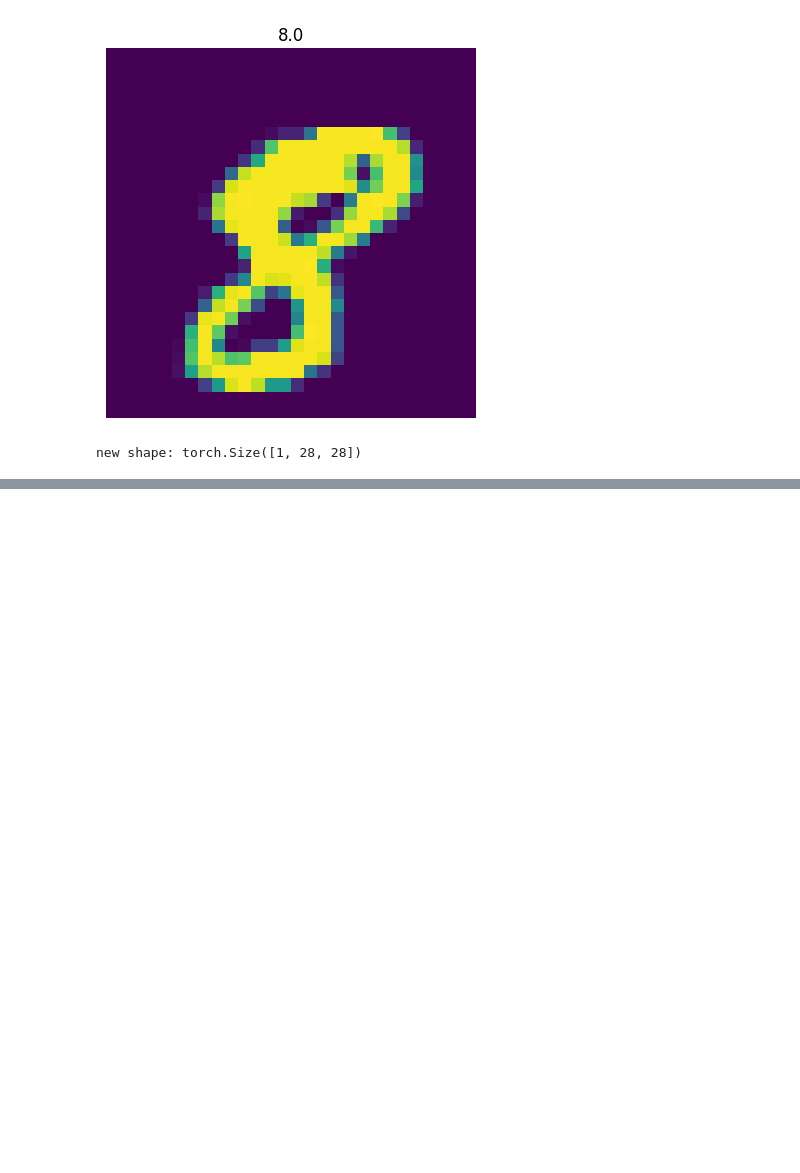
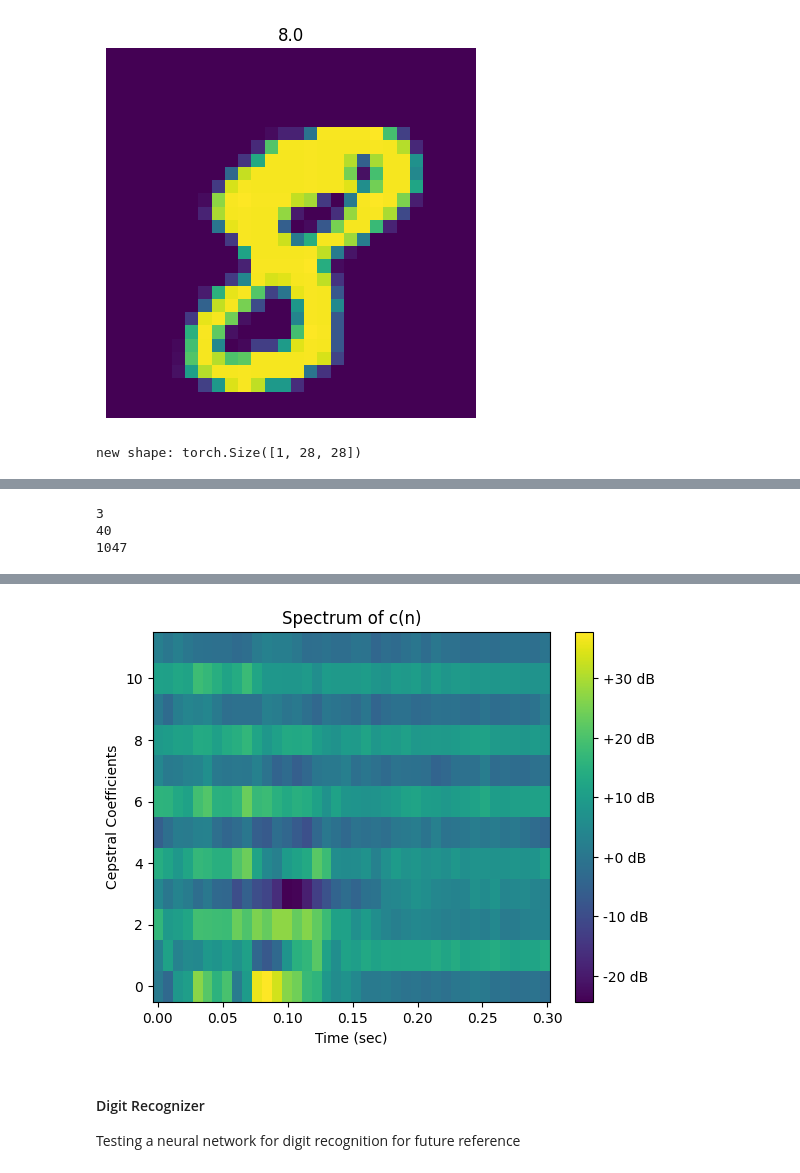
Before and after one commit to jorgejc2/MusicClassification, a Jupyter notebook: recurrent_neural_network.ipynb, the cells around one changed output, grey strips where cells are left out. Saved outputs shown, nothing was run; the diff lists cells and outputs as text; code cells hidden in the pictures; blank space fills up the shorter version.

Commit message:
testing digit cnn

```diff
--- a/recurrent_neural_network.ipynb
+++ b/recurrent_neural_network.ipynb
@@ -253,0 +317,20 @@ plt.show()
+# %%
+print(min_frames)
+print(max_frames)
+print(max_frames_idx)
+a = ds.audio[max_frames_idx].numpy().T[0]
+ceps = np.array(myMatrix.MFCC_Matrix(list(a), fs, nfft, noverlap, 2, 0.6, nfilt, num_ceps), copy=False)
+ceps = ceps[1:,:]
+t = np.linspace(0, t_time, ceps.shape[1])
+n = np.arange(num_ceps-1)
+plt.title("Spectrum of c(n)")
+plt.ylabel("Cepstral Coefficients")
+plt.xlabel("Time (sec)")
+plt.pcolormesh(t, n, ceps)
+plt.colorbar(format="%+2.f dB")
+
+Audio(a, rate=fs)
+# %% [output]
+3
+40
+1047
@@ -253,0 +338,5 @@ plt.show()
+[figure, added]
+# %% [markdown]
+#### Digit Recognizer
+
+Testing a neural network for digit recognition for future reference
```
Also changed, not shown: parts of 19 cells of this notebook, 13 other files.
